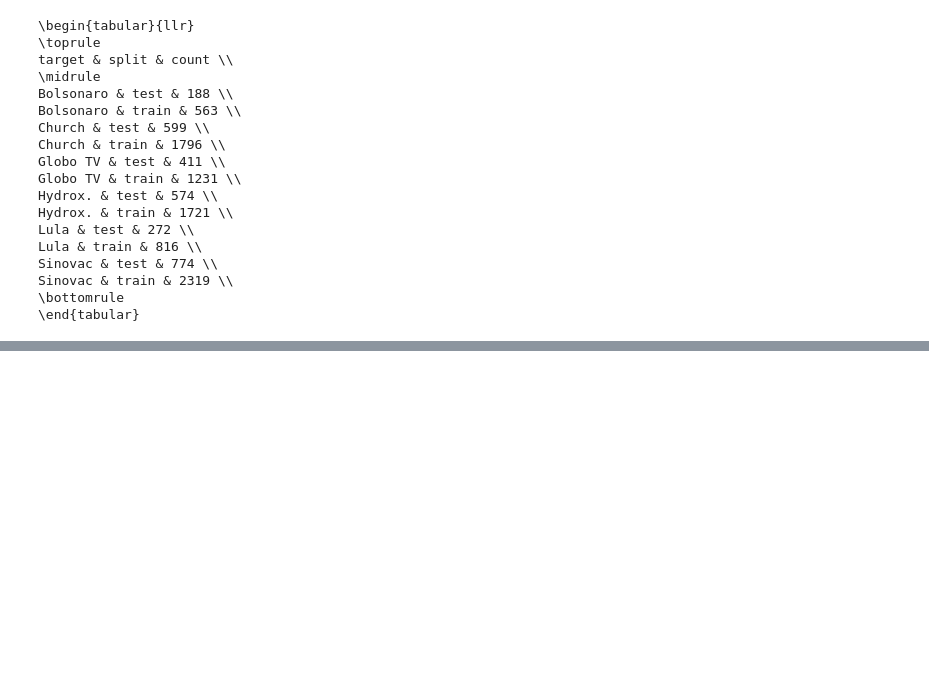
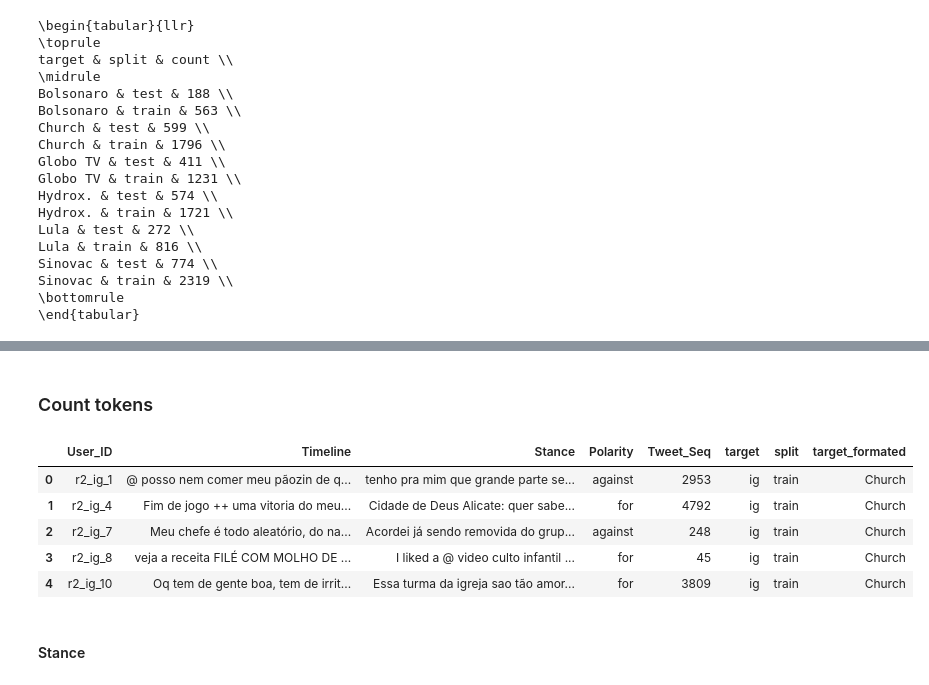
Before and after one commit to semcovici/stance-prediction-UstanceBR, a Jupyter notebook: notebooks/0.analysis_relat.ipynb, the cells around one changed output, grey strips where cells are left out. Drawn from its saved outputs; the diff is of its cells as text; code cells hidden in the pictures; blank space fills up the shorter version.

```diff
--- a/notebooks/0.analysis_relat.ipynb
+++ b/notebooks/0.analysis_relat.ipynb
@@ -93,0 +159,2 @@ Sinovac & train & 2319 \\
+# %% [markdown]
+### Count tokens
@@ -93,0 +167,11 @@ Sinovac & train & 2319 \\
+# %%
+df_users.head()
+# %% [output]
+|  | User_ID | Timeline | Stance | Polarity | Tweet_Seq | target | split | target_formated |
+| 0 | r2_ig_1 | @ posso nem comer meu pãozin de q... | tenho pra mim que grande parte se... | against | 2953 | ig | train | Church |
+| 1 | r2_ig_4 | Fim de jogo ++ uma vitoria do meu... | Cidade de Deus Alicate: quer sabe... | for | 4792 | ig | train | Church |
+| 2 | r2_ig_7 | Meu chefe é todo aleatório, do na... | Acordei já sendo removida do grup... | against | 248 | ig | train | Church |
+| 3 | r2_ig_8 | veja a receita FILÉ COM MOLHO DE ... | I liked a @ video culto infantil ... | for | 45 | ig | train | Church |
+| 4 | r2_ig_10 | Oq tem de gente boa, tem de irrit... | Essa turma da igreja sao tão amor... | for | 3809 | ig | train | Church |
+# %% [markdown]
+#### Stance
```
Also changed, not shown: parts of 25 cells of this notebook, 2 other files.
